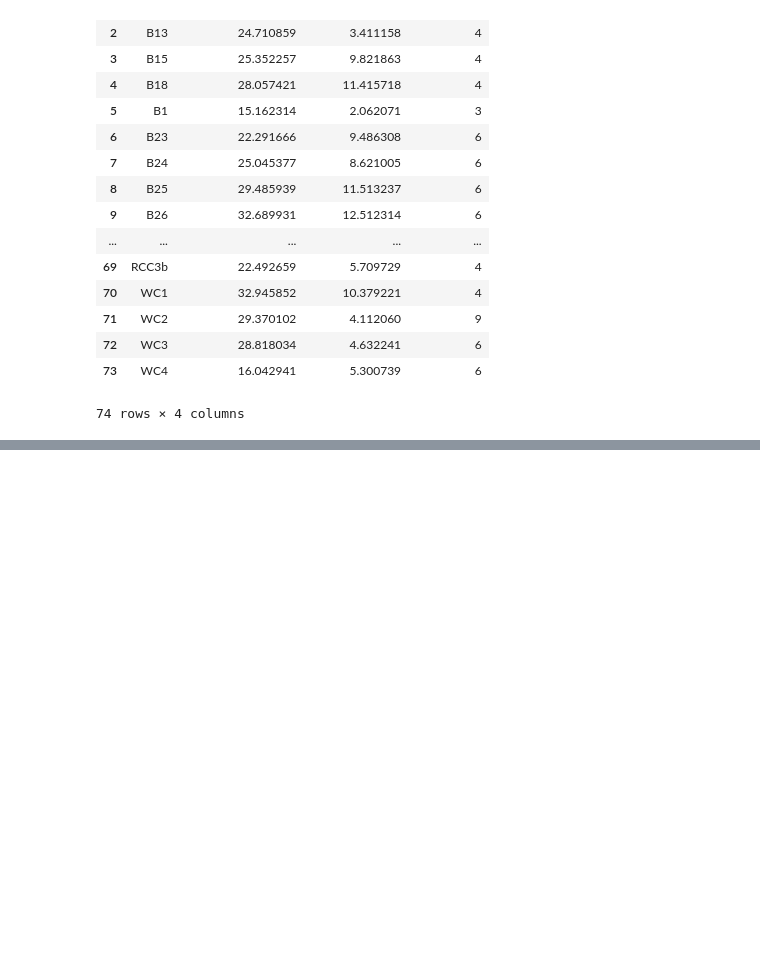
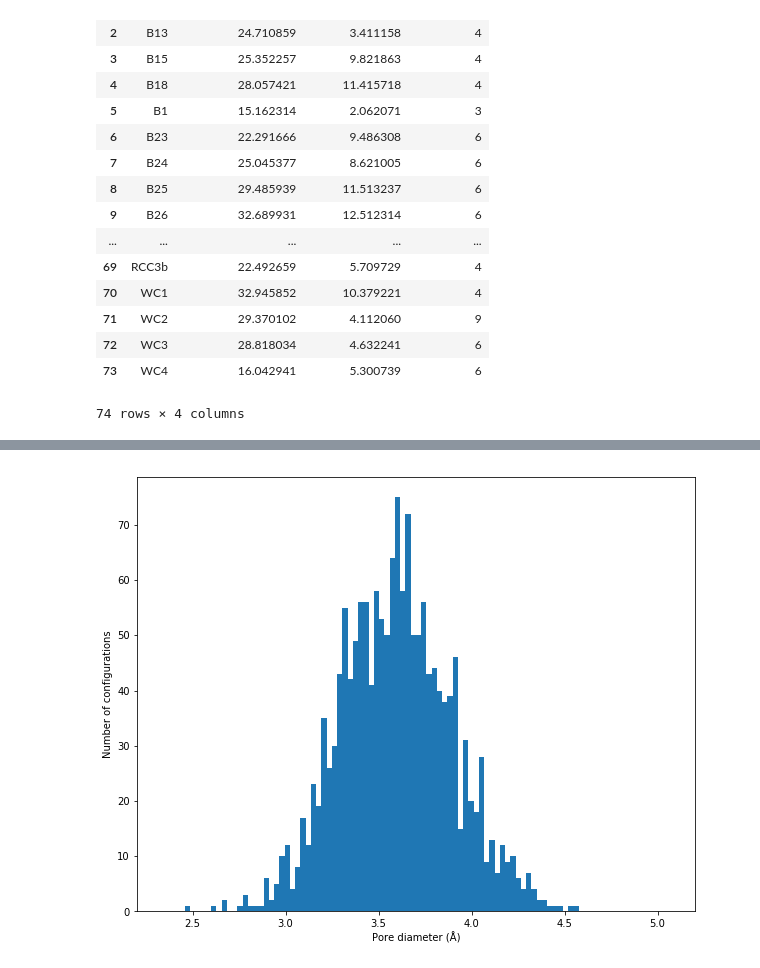
Before and after one commit to SimonEnsemble/latent_cage_space, a Jupyter notebook: cage_descriptors.ipynb, the cells around one changed output, grey strips where cells are left out. Cells and saved outputs as stored; diff of their text form; code cells hidden in the pictures; blank space fills up the shorter version.

Commit message:
Some initial commits for flexible cages branch

```diff
--- a/cage_descriptors.ipynb
+++ b/cage_descriptors.ipynb
@@ -5,5 +7,7 @@ import pandas as pd
 # %%
 cages = np.loadtxt("all_cages/all_cages.txt", dtype=str)
+# %%
+flexible_cages = np.loadtxt("all_cages/flexible_snapshots/cc3_files.txt", dtype=str)
 # %%
 property_file = open("pywindow_cage_descriptors.csv", "w")
 property_file.write("cage,molecule_diameter_A,pore_diameter_A,nb_windows\n")
@@ -65,0 +91,3 @@ df
+# %%
+flex_property_file = open("flex_pywindow_cage_descriptors.csv", "w")
+flex_property_file.write("cage,molecule_diameter_A,pore_diameter_A,nb_windows,window1,window2,window3,window4\n")
@@ -65,0 +96,19 @@ df
+# %%
+for cage in flexible_cages:
+    print("Cage ", cage)
+    molsys = pw.MolecularSystem.load_file("all_cages/%s" % cage)
+    mol = molsys.system_to_molecule()
+    mol.calculate_maximum_diameter()
+    mol.calculate_pore_diameter()
+    mol.calculate_windows()
+    nb_windows = len(mol.calculate_windows())
+    flex_property_file.write("%s,%f,%f,%d" % (cage,
+                       mol.properties['maximum_diameter']['diameter'],
+                       mol.properties['pore_diameter']['diameter'],
+                       nb_windows)
+                       )
+    for i in range(nb_windows):
+        flex_property_file.write(",%f" % (mol.properties['windows']['diameters'][i]))
+    flex_property_file.write("\n")
+
+flex_property_file.close()
@@ -65,0 +133,3 @@ df
+# %%
+df = pd.read_csv("flex_pywindow_cage_descriptors.csv")
+df
@@ -65,0 +155,14 @@ df
+# %%
+fig = plt.figure(figsize=(10,8))
+windows = np.concatenate([df['window1'].values, df['window2'].values, df['window3'].values, df['window4'].values])
+# One image didn't work...
+myrange = [i for i in range(len(windows)) if i != 2378]
+windows = windows[myrange]
+len(windows)
+plt.hist(windows, bins=75)
+plt.xlabel('Pore diameter (Å)')
+plt.ylabel('Number of configurations')
+plt.xlim(2.2, 5.2)
+plt.savefig("CC3_histogram.png", dpi=300, format="png")
+# %% [output]
+[figure, added]
```
Also changed, not shown: parts of 5 cells of this notebook, 3 other files.
